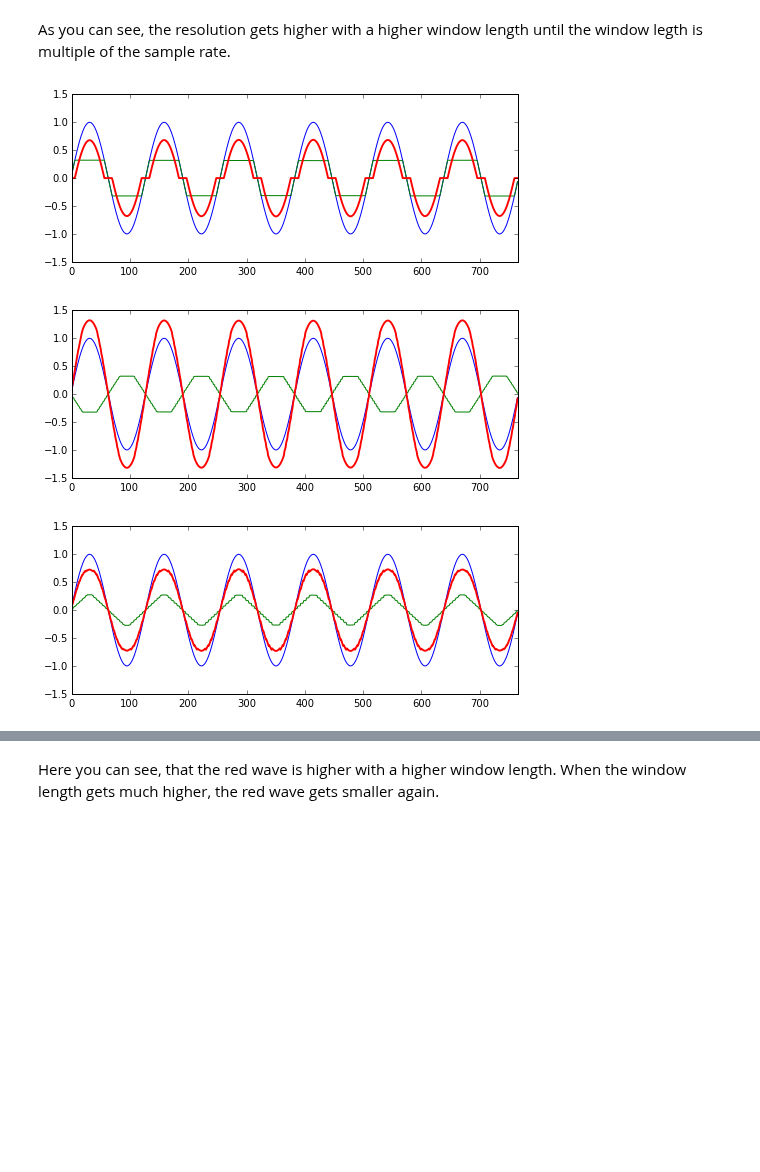
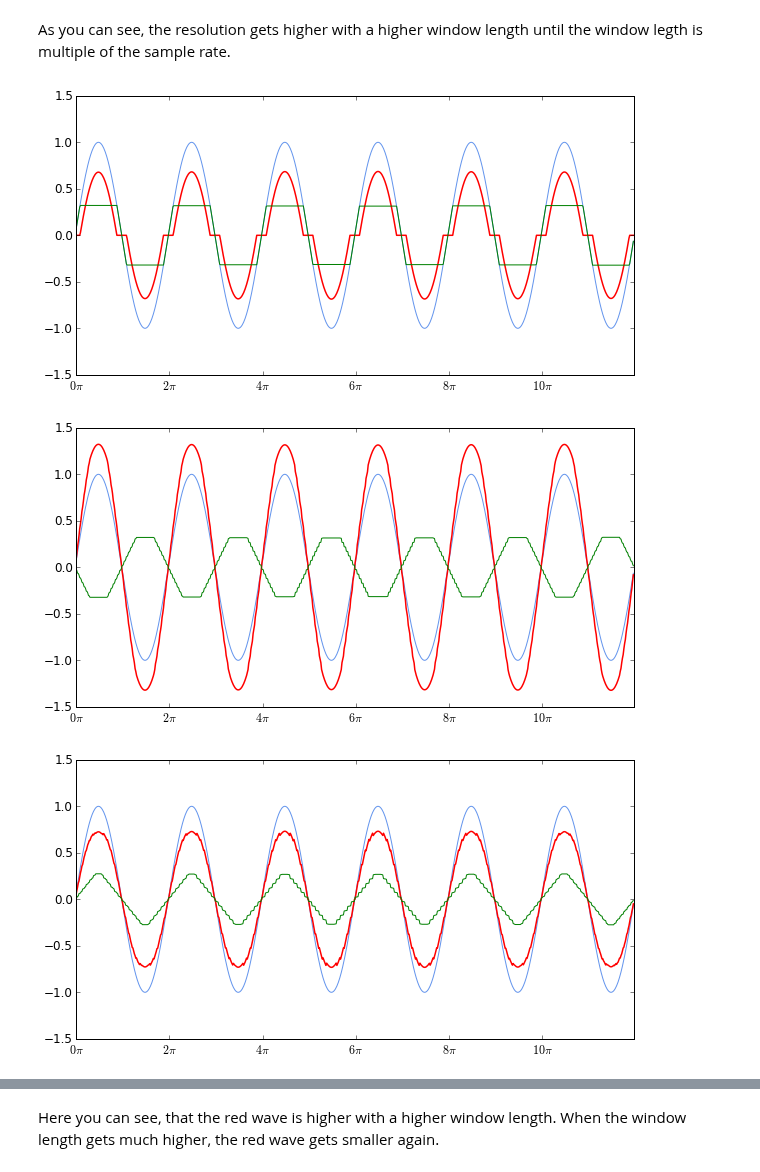
Before and after one commit to ktakagaki/kt-2015-DSPHandsOn, a Jupyter notebook: MedianFilter/Python/04. Summaries/Resolution of the median filter.ipynb, the cells around one changed output, grey strips where cells are left out. Drawn from its saved outputs; the diff is of its cells as text; code cells hidden in the pictures; blank space fills up the shorter version.

```diff
--- a/MedianFilter/Python/04. Summaries/Resolution of the median filter.ipynb
+++ b/MedianFilter/Python/04. Summaries/Resolution of the median filter.ipynb
@@ -28 +28,24 @@ origin remote URL: https://github.com/ktakagaki/kt-2015-DSPHandsOn.git
+# %%
+samples = 16*128
+waveNumber = 16
+time = np.linspace(0, 2, samples)
+data = np.sin(np.pi*time*waveNumber)
+# %%
+from pylab import *
+def parameters():
+    params = {
+   'axes.labelsize': 14,
+   'text.fontsize': 8,
+   'legend.fontsize': 15,
+   'xtick.labelsize': 12,
+   'ytick.labelsize': 12,
+   'text.usetex': False,
+   'figure.figsize': [10, 5]
+   }
+    rcParams.update(params)
+    ax = plt.subplot()
+    xticks = np.arange(0, len(data)+1, samples/waveNumber)
+    ax.set_xticks(xticks)
+    x_label = [r"${%s\pi}$" % (2*w) for w in range(0, len(xticks))]
+    ax.set_xticklabels(x_label)
 # %%
@@ -36,22 +100,26 @@ plt.savefig('Basic behavior.png',dpi=300)
 # %% [markdown]
 As you can see, the resolution gets higher with a higher window length until the window legth is multiple of the sample rate.
 # %%
-fig = plt.figure(1, figsize=(8, 3))
+parameters()
+plt.figure(1)
 functions.medianSinPlot(16, 101, 16*128, 128*5+1, -128*5-1)
-plt.savefig('Behavior with window length 101.png', dpi=300)
+plt.savefig('Behavior with window length 101.jpg', dpi=600)
 
-fig = plt.figure(2, figsize=(8, 3))
+parameters()
+plt.figure(2)
 functions.medianSinPlot(16, 155, 16*128, 128*5+1, -128*5-1)
-plt.savefig('Behavior with window length 155.png', dpi=300)
+plt.savefig('Behavior with window length 155.jpg', dpi=600)
 
-fig = plt.figure(3, figsize=(8, 3))
+parameters()
+plt.figure(3)
 functions.medianSinPlot(16, 301, 16*128, 128*5+1, -128*5-1)
-plt.savefig('Behavior with window length 301.png', dpi=300)
+plt.savefig('Behavior with window length 301.jpg', dpi=600)
 
-fig = plt.figure(4, figsize=(8, 3))
+parameters()
+plt.figure(4)
 functions.medianSinPlot(16, 129, 16*129, 128*5+1, -128*5-1)
-plt.savefig('Behavior with window length 129.png', dpi=300)
+plt.savefig('Behavior with window length 129.jpg', dpi=600)
 # %% [output]
-[figure, old version]
+[figure, new version]
-[figure, old version]
+[figure, new version]
-[figure, old version]
+[figure, new version]
```
Also changed, not shown: parts of 5 cells of this notebook, 5 other files.
